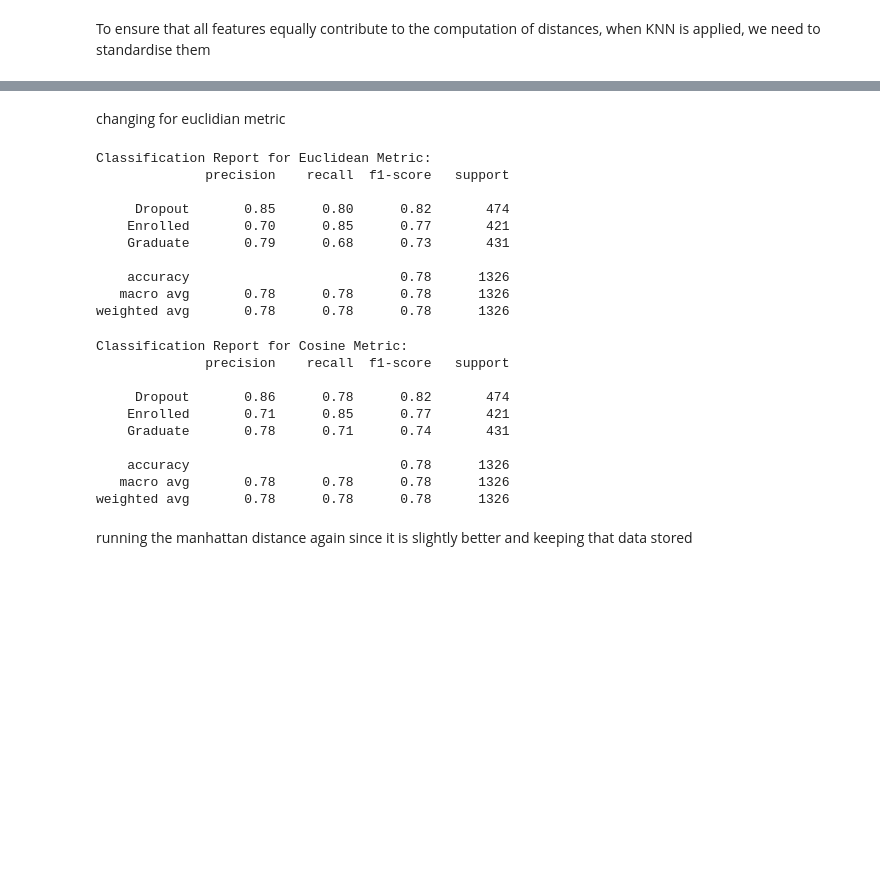
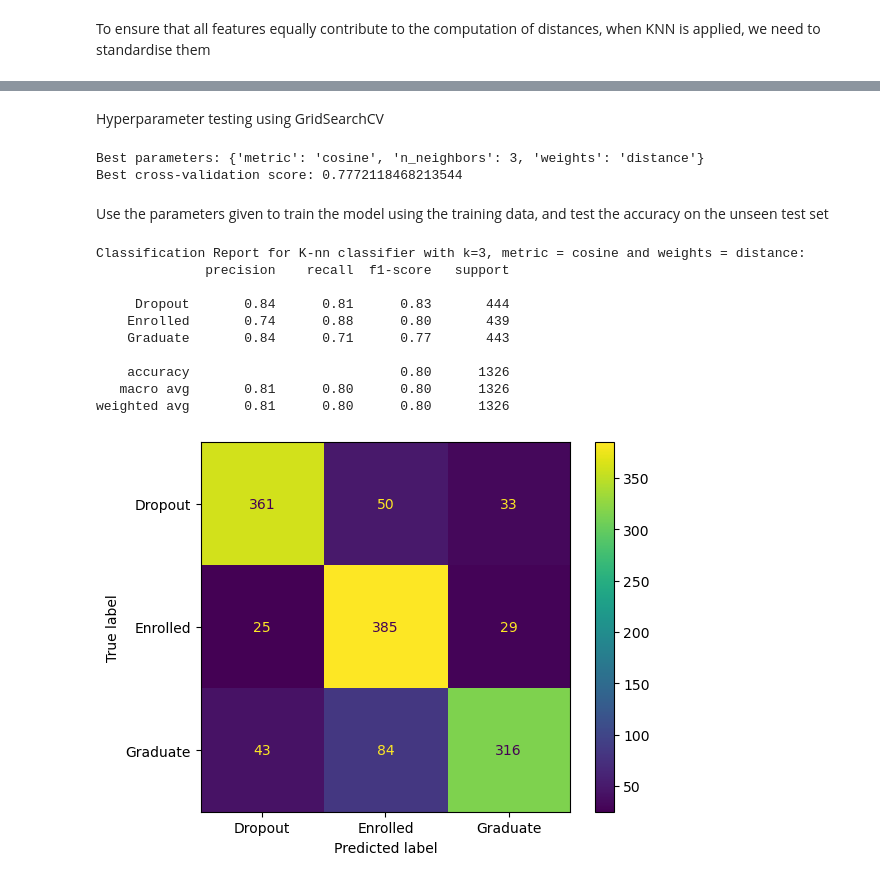
Before and after one commit to MSC-DS-Y1/Applied-Machine-Learning-Project, a Jupyter notebook: src/models/jeantide/main.ipynb, the cells around one changed output, grey strips where cells are left out. Cells and saved outputs as stored; diff of their text form; code cells hidden in the pictures; blank space fills up the shorter version.

Commit message:
Changed the hyperparametrisation search using GridSearch

```diff
--- a/src/models/jeantide/main.ipynb
+++ b/src/models/jeantide/main.ipynb
@@ -178,42 +80,54 @@ weighted avg       0.80      0.79      0.79      1326
-# %% [markdown]
-changing for euclidian metric
-# %%
-clf = KNeighborsClassifier(n_neighbors=1, metric='euclidean')
-clf.fit(X_train, y_train)
-
-y_pred = clf.predict(X_test)
-
-print("\nClassification Report for Euclidean Metric:")
-print(classification_report(y_test, y_pred))
-# %% [output]
-Classification Report for Euclidean Metric:
-              precision    recall  f1-score   support
-
-     Dropout       0.85      0.80      0.82       474
-    Enrolled       0.70      0.85      0.77       421
-    Graduate       0.79      0.68      0.73       431
-
-    accuracy                           0.78      1326
-   macro avg       0.78      0.78      0.78      1326
-weighted avg       0.78      0.78      0.78      1326
+# %% [markdown]
+Hyperparameter testing using GridSearchCV
+# %%
+from sklearn.model_selection import GridSearchCV
+from sklearn.neighbors import KNeighborsClassifier
+
+
+param_grid = {
+    'n_neighbors': [1, 3, 5, 7, 9, 11, 13, 15],
+    'weights': ['uniform', 'distance'],
+    'metric': ['euclidean', 'manhattan', 'cosine']
+}
+
+grid_search = GridSearchCV(KNeighborsClassifier(), param_grid, cv=3, scoring='accuracy')
+
+grid_search.fit(X_train, y_train)
+
+print("Best parameters:", grid_search.best_params_)
+print("Best cross-validation score:", grid_search.best_score_)
+# %% [output]
+Best parameters: {'metric': 'cosine', 'n_neighbors': 3, 'weights': 'distance'}
+Best cross-validation score: 0.7772118468213544
+# %% [markdown]
+Use the parameters given to train the model using the training data, and test the accuracy on the unseen test set
 # %%
-clf = KNeighborsClassifier(n_neighbors=1, metric='cosine')
+clf = KNeighborsClassifier(n_neighbors=3, metric='cosine', weights = 'distance')
 clf.fit(X_train, y_train)
 
 y_pred = clf.predict(X_test)
 
-print("\nClassification Report for Cosine Metric:")
+from sklearn.metrics import classification_report
+print("\nClassification Report for K-nn classifier with k=3, metric = cosine and weights = distance:")
 print(classification_report(y_test, y_pred))
+
+
+from sklearn.metrics import confusion_matrix, ConfusionMatrixDisplay
+import matplotlib.pyplot as plt
+
+cm = confusion_matrix(y_test, y_pred, labels=clf.classes_)
+disp = ConfusionMatrixDisplay(confusion_matrix=cm, display_labels=clf.classes_)
+disp.plot()
+plt.show()
 # %% [output]
-Classification Report for Cosine Metric:
+Classification Report for K-nn classifier with k=3, metric = cosine and weights = distance:
               precision    recall  f1-score   support
 
-     Dropout       0.86      0.78      0.82       474
-    Enrolled       0.71      0.85      0.77       421
-    Graduate       0.78      0.71      0.74       431
+     Dropout       0.84      0.81      0.83       444
+    Enrolled       0.74      0.88      0.80       439
+    Graduate       0.84      0.71      0.77       443
 
-    accuracy                           0.78      1326
-   macro avg       0.78      0.78      0.78      1326
-weighted avg       0.78      0.78      0.78      1326
+    accuracy                           0.80      1326
+   macro avg       0.81      0.80      0.80      1326
+weighted avg       0.81      0.80      0.80      1326
+[figure, added]
-# %% [markdown]
-running the manhattan distance again since it is slightly better and keeping that data stored
```
Also changed, not shown: parts of 36 cells of this notebook.
